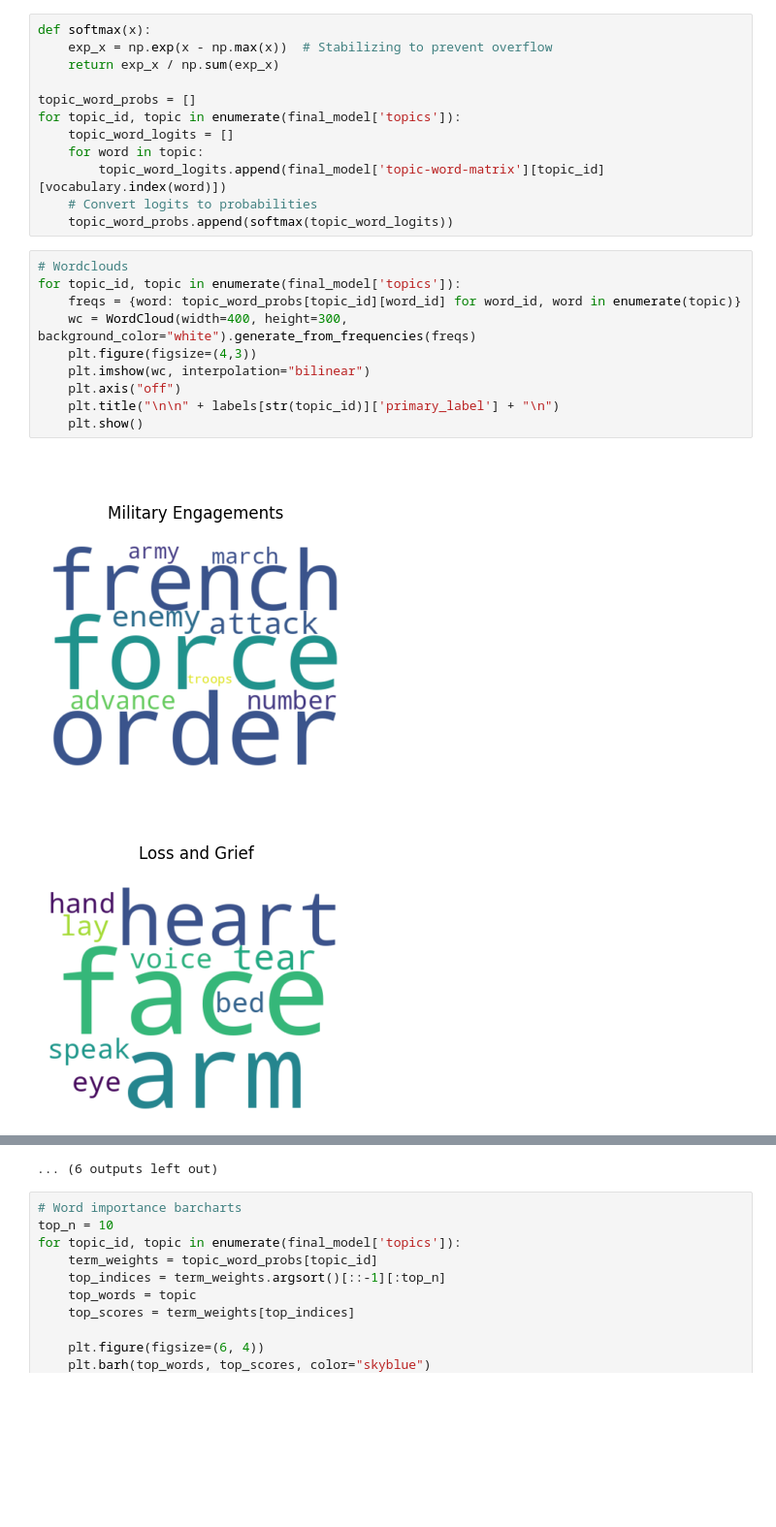
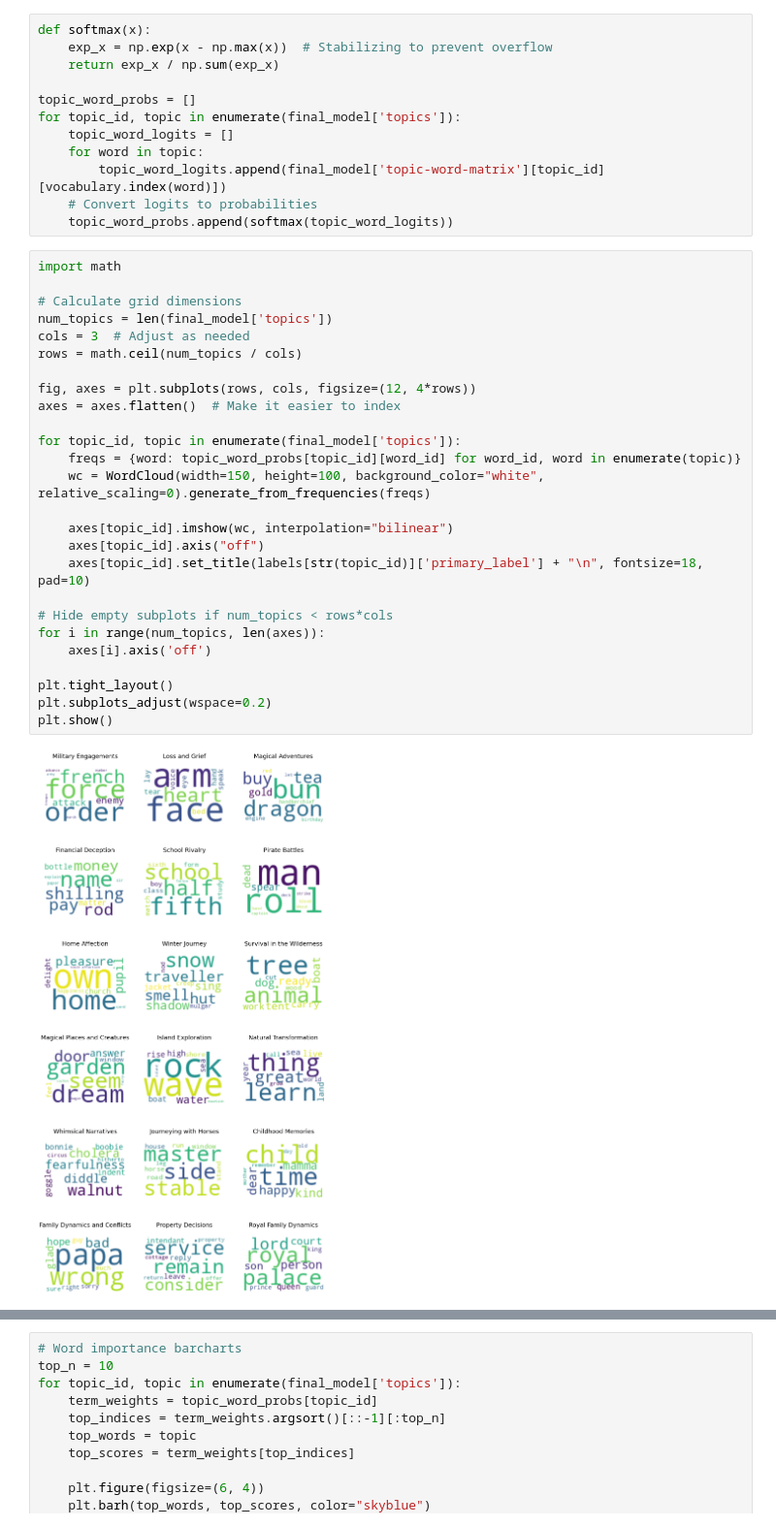
Before and after one commit to tonazzog/ChiLit_Topic_Modeling, a Jupyter notebook: 09 - Analysis.ipynb, the cells around one changed output, grey strips where cells are left out. Shown at 97% size. Saved outputs shown, nothing was run; the diff lists cells and outputs as text; blank space fills up the shorter version.

Commit message:
Improved visualizations and added requirements.txt

```diff
--- a/09 - Analysis.ipynb
+++ b/09 - Analysis.ipynb
@@ -98,15 +98,30 @@ for topic_id, topic in enumerate(final_model['topics']):
     # Convert logits to probabilities
     topic_word_probs.append(softmax(topic_word_logits))
 # %%
-# Wordclouds
+import math
+
+# Calculate grid dimensions
+num_topics = len(final_model['topics'])
+cols = 3  # Adjust as needed
+rows = math.ceil(num_topics / cols)
+
+fig, axes = plt.subplots(rows, cols, figsize=(12, 4*rows))
+axes = axes.flatten()  # Make it easier to index
+
 for topic_id, topic in enumerate(final_model['topics']):
     freqs = {word: topic_word_probs[topic_id][word_id] for word_id, word in enumerate(topic)}
-    wc = WordCloud(width=400, height=300, background_color="white").generate_from_frequencies(freqs)
-    plt.figure(figsize=(4,3))
-    plt.imshow(wc, interpolation="bilinear")
-    plt.axis("off")
-    plt.title("\n\n" + labels[str(topic_id)]['primary_label'] + "\n")
-    plt.show()
+    wc = WordCloud(width=150, height=100, background_color="white", relative_scaling=0).generate_from_frequencies(freqs)
+
+    axes[topic_id].imshow(wc, interpolation="bilinear")
+    axes[topic_id].axis("off")
+    axes[topic_id].set_title(labels[str(topic_id)]['primary_label'] + "\n", fontsize=18, pad=10)
+
+# Hide empty subplots if num_topics < rows*cols
+for i in range(num_topics, len(axes)):
+    axes[i].axis('off')
+
+plt.tight_layout()
+plt.subplots_adjust(wspace=0.2)
+plt.show()
 # %% [output]
-[figure, old version]
+[figure, new version]
-[figure, removed]
@@ -123,4 +128,3 @@ for topic_id, topic in enumerate(final_model['topics']):
-... (6 outputs left out)
 # %%
 # Word importance barcharts
 top_n = 10
```
Also changed, not shown: parts of 9 cells of this notebook, 8 other files.
